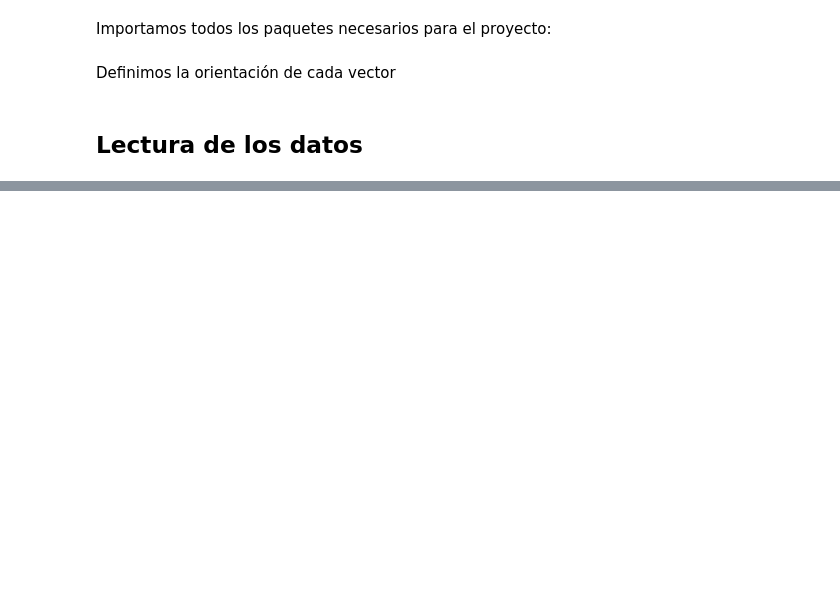
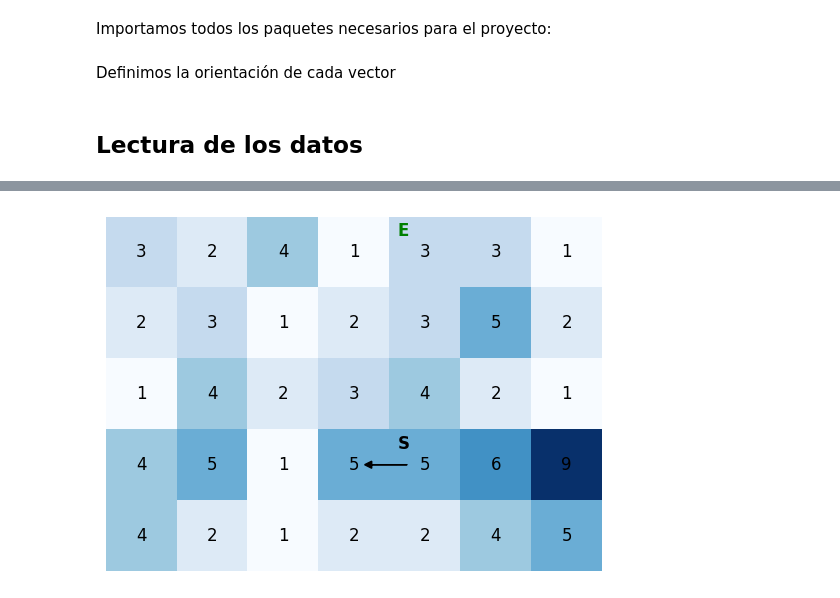
Before and after one commit to markel3/AIF_USC, a Jupyter notebook: preprocesado.ipynb, the cells around one changed output, grey strips where cells are left out. Cells and saved outputs as stored; diff of their text form; code cells hidden in the pictures; blank space fills up the shorter version.

```diff
--- a/preprocesado.ipynb
+++ b/preprocesado.ipynb
@@ -334,0 +106,5 @@ print(explored)
+# %%
+map2 = Map("exampleMap_2.txt")
+map2.draw_initial()
+# %% [output]
+[figure, added]
```
Also changed, not shown: parts of 42 cells of this notebook.
